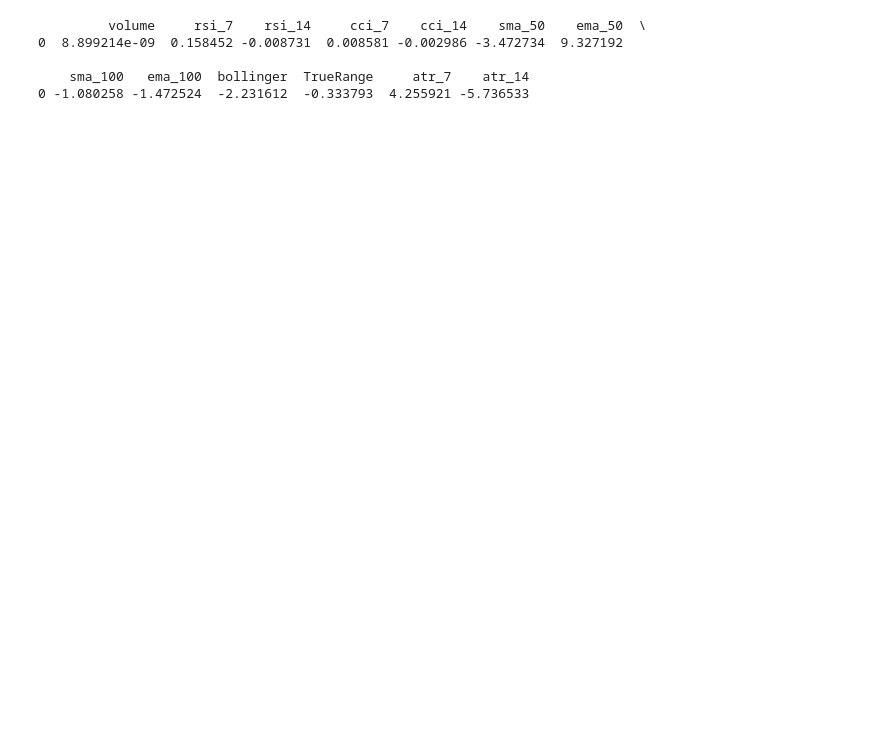
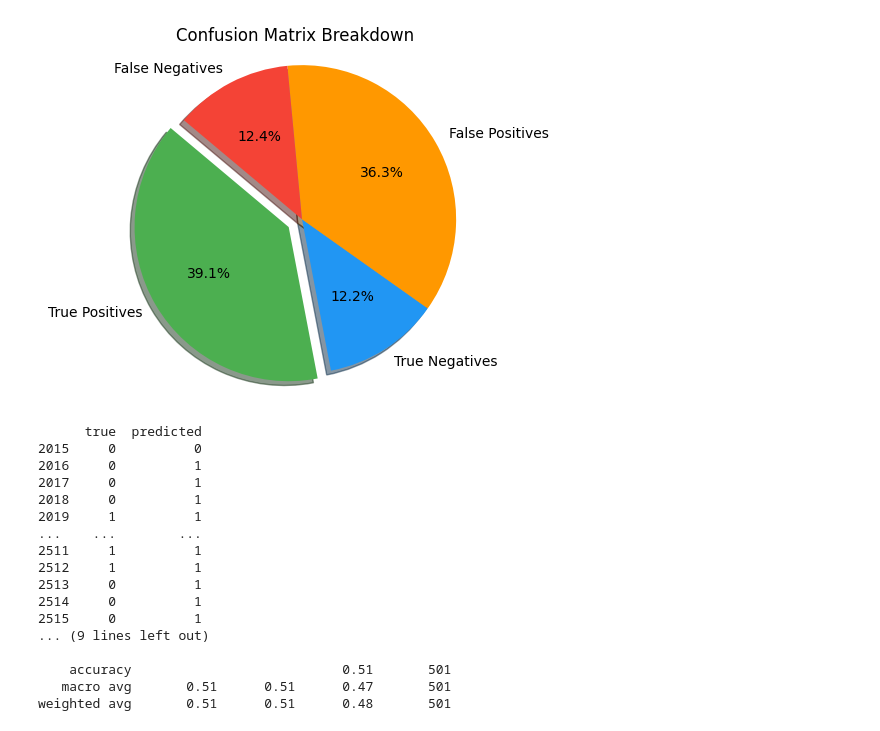
Before and after one commit to JasonMorris1/CSE151_Tesla_Stock_Prediction, a Jupyter notebook: eda_linear_regression2.ipynb, the cells around one changed output. Drawn from its saved outputs; the diff is of its cells as text; code cells hidden in the pictures; blank space fills up the shorter version.

```diff
--- a/eda_linear_regression2.ipynb
+++ b/eda_linear_regression2.ipynb
@@ -128,13 +126,67 @@ mae: 15.58
-# %%
-#print(linreg.coef_)
-#print(X_test.columns)
-
-df_coef = pd.DataFrame(linreg.coef_.reshape(1, 13), columns=X_test.columns)
-
-print(df_coef.head())
-# %% [output]
-         volume     rsi_7    rsi_14     cci_7    cci_14    sma_50    ema_50  \
-0  8.899214e-09  0.158452 -0.008731  0.008581 -0.002986 -3.472734  9.327192
-
-    sma_100   ema_100  bollinger  TrueRange     atr_7    atr_14
-0 -1.080258 -1.472524  -2.231612  -0.333793  4.255921 -5.736533
+# %%
+from sklearn.metrics import confusion_matrix, classification_report, accuracy_score, recall_score
+# Transform y_train and y_test to binary: 1 for increase, 0 for no change or decrease
+y_train_binary = (y_train.diff().fillna(0) > 0).astype(int)
+y_test_binary = (y_test.diff().fillna(0) > 0).astype(int)
+
+# Scale the features
+scaler = StandardScaler()
+X_train_scaled = scaler.fit_transform(X_train)
+X_test_scaled = scaler.transform(X_test)
+
+# Train a Logistic Regression model
+logreg = LogisticRegression()
+logreg.fit(X_train_scaled, y_train_binary)
+y_pred_binary = logreg.predict(X_test_scaled)
+
+#Confusion Matrix
+cm = confusion_matrix(y_test_binary, y_pred_binary)
+tn, fp, fn, tp = cm.ravel()
+
+labels = ['True Positives', 'True Negatives', 'False Positives', 'False Negatives']
+sizes = [tp, tn, fp, fn]
+colors = ['#4CAF50', '#2196F3', '#FF9800', '#F44336']
+explode = (0.1, 0, 0, 0)  # explode the first slice (True Positives)
+
+plt.figure(figsize=(5, 4))
+plt.pie(sizes, explode=explode, labels=labels, colors=colors, autopct='%1.1f%%', startangle=140)
+plt.title('Confusion Matrix Breakdown')
+plt.axis('equal')
+
+# Rotating date labels for better readability
+plt.xticks(rotation=60)
+
+plt.tight_layout()
+plt.show()
+
+accuracy = accuracy_score(y_test_binary, y_pred_binary)
+recall = recall_score(y_test_binary, y_pred_binary)
+
+
+report = classification_report(y_test_binary, y_pred_binary)
+
+df_result = pd.DataFrame({'true': y_test_binary, 'predicted': y_pred_binary})
+
+print(df_result)
+print(f"Accuracy: {accuracy:.2f}")
+print(f"Recall: {recall:.2f}")
+print("Classification Report:\n", report)
+# %% [output]
+[figure, added]
+      true  predicted
+2015     0          0
+2016     0          1
+2017     0          1
+2018     0          1
+2019     1          1
+...    ...        ...
+2511     1          1
+2512     1          1
+2513     0          1
+2514     0          1
+2515     0          1
+... (9 lines left out)
+
+    accuracy                           0.51       501
+   macro avg       0.51      0.51      0.47       501
+weighted avg       0.51      0.51      0.48       501
```
Also changed, not shown: parts of 4 cells of this notebook.
